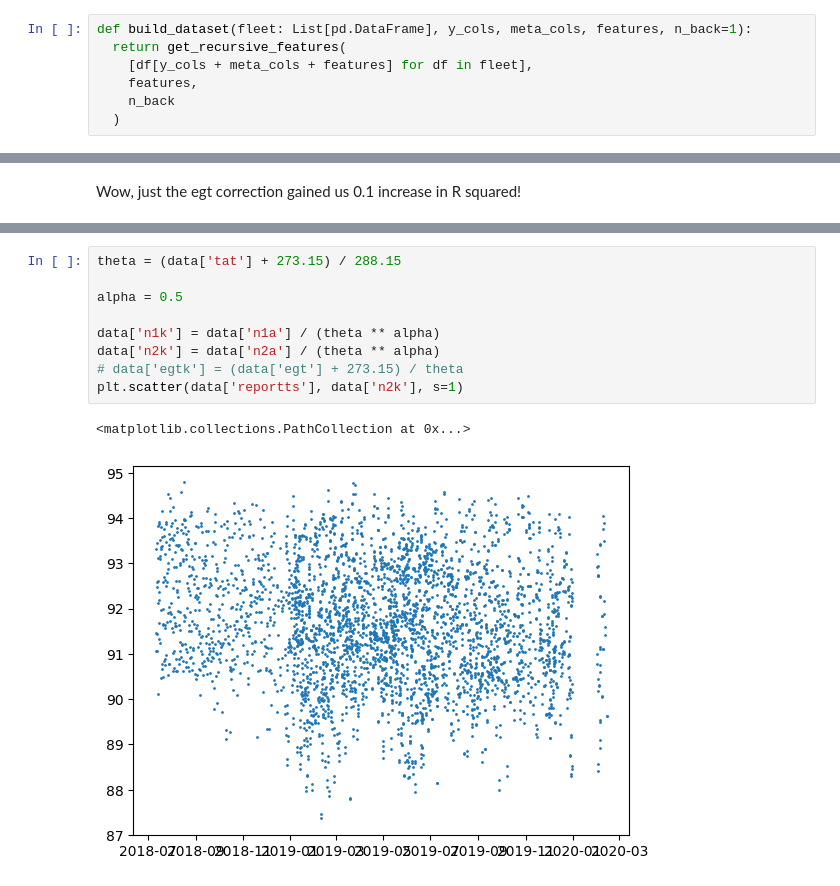
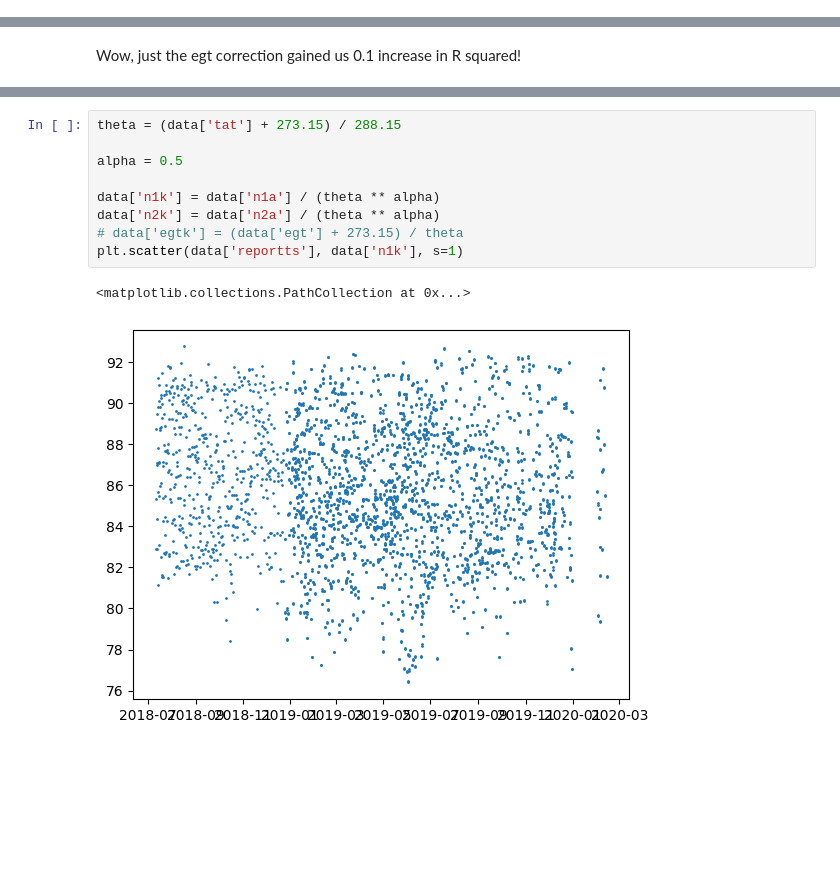
Before and after one commit to skeptlk/ecm, a Jupyter notebook: ex5_corrections.ipynb, the cells around one changed output, grey strips where cells are left out. Saved outputs shown, nothing was run; the diff lists cells and outputs as text; blank space fills up the shorter version.

```diff
--- a/ex5_corrections.ipynb
+++ b/ex5_corrections.ipynb
@@ -61,8 +32 @@ def get_recursive_features(data: List[pd.DataFrame], features = [], n_back = 1):
-# %%
-def build_dataset(fleet: List[pd.DataFrame], y_cols, meta_cols, features, n_back=1):
-  return get_recursive_features(
-    [df[y_cols + meta_cols + features] for df in fleet],
-    features,
-    n_back
-  )
 # %%
@@ -199,12 +159,12 @@ Baseline: rmse = 1.607 mae = 1.106 r2 = 0.537
 # %%
 theta = (data['tat'] + 273.15) / 288.15
 
 alpha = 0.5
 
 data['n1k'] = data['n1a'] / (theta ** alpha)
 data['n2k'] = data['n2a'] / (theta ** alpha)
 # data['egtk'] = (data['egt'] + 273.15) / theta
-plt.scatter(data['reportts'], data['n2k'], s=1)
+plt.scatter(data['reportts'], data['n1k'], s=1)
 # %% [output]
 <matplotlib.collections.PathCollection at 0x...>
-[figure, old version]
+[figure, new version]
```
Also changed, not shown: parts of 11 cells of this notebook, 2 other files.
